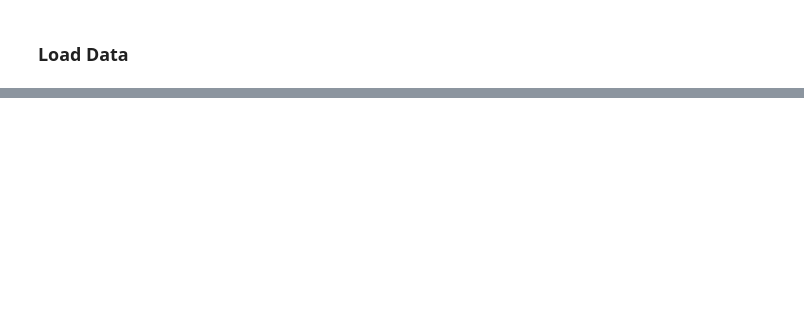
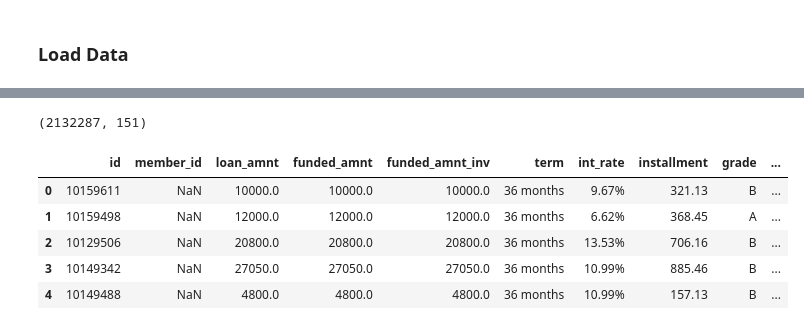
Before and after one commit to basilvetas/lending-club-analysis, a Jupyter notebook: markov-model.ipynb, the cells around one changed output, grey strips where cells are left out. Saved outputs shown, nothing was run; the diff lists cells and outputs as text; code cells hidden in the pictures; blank space fills up the shorter version.

```diff
--- a/markov-model.ipynb
+++ b/markov-model.ipynb
@@ -34,0 +42,13 @@ df = df_raw
+# %%
+df_raw.shape
+# %% [output]
+(2132287, 151)
+# %%
+df_raw.head()
+# %% [output]
+|  | id | member_id | loan_amnt | funded_amnt | funded_amnt_inv | term | int_rate | installment | grade | ... |
+| 0 | 10159611 | NaN | 10000.0 | 10000.0 | 10000.0 | 36 months | 9.67% | 321.13 | B | ... |
+| 1 | 10159498 | NaN | 12000.0 | 12000.0 | 12000.0 | 36 months | 6.62% | 368.45 | A | ... |
+| 2 | 10129506 | NaN | 20800.0 | 20800.0 | 20800.0 | 36 months | 13.53% | 706.16 | B | ... |
+| 3 | 10149342 | NaN | 27050.0 | 27050.0 | 27050.0 | 36 months | 10.99% | 885.46 | B | ... |
+| 4 | 10149488 | NaN | 4800.0 | 4800.0 | 4800.0 | 36 months | 10.99% | 157.13 | B | ... |
```
Also changed, not shown: parts of 11 cells of this notebook, 7 other files.
